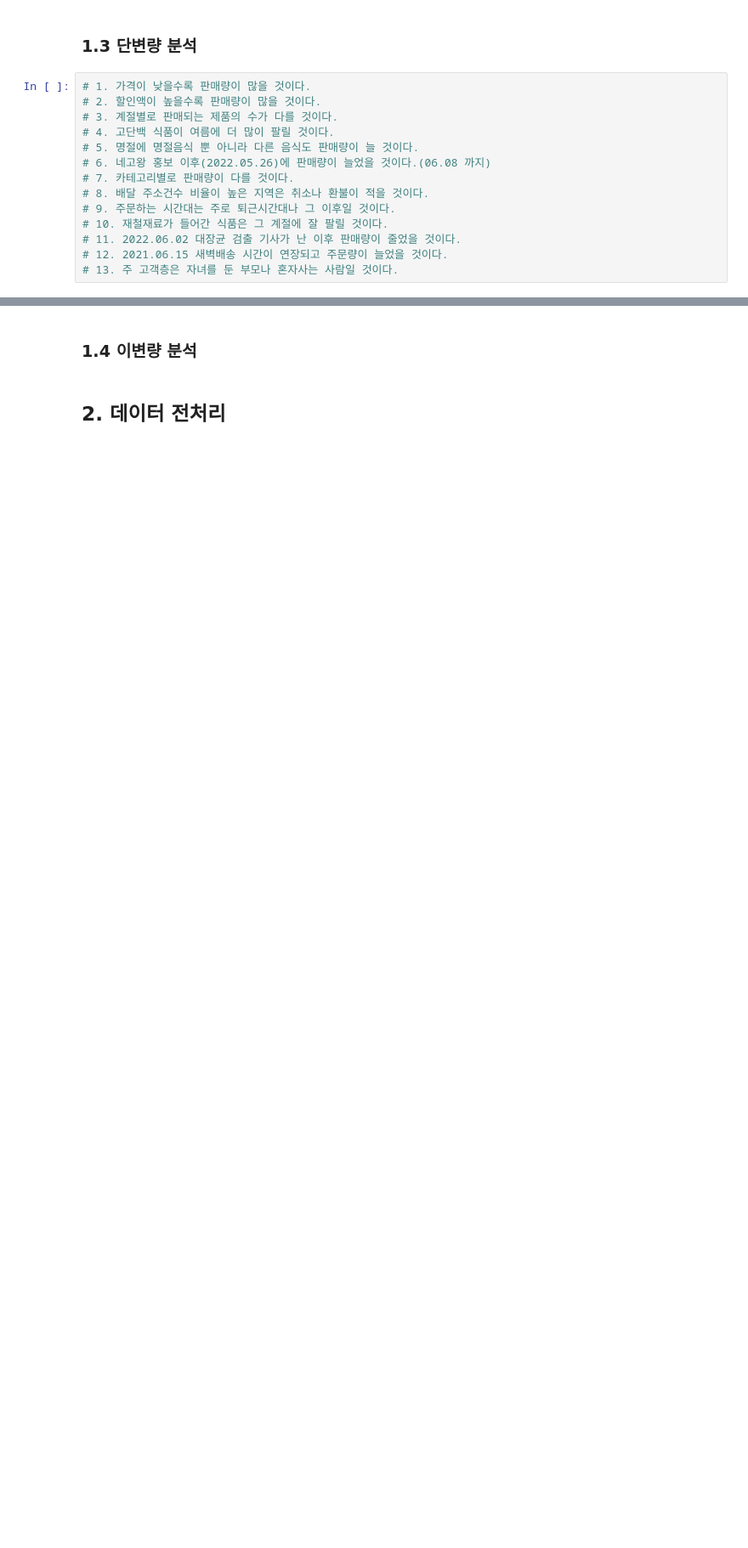
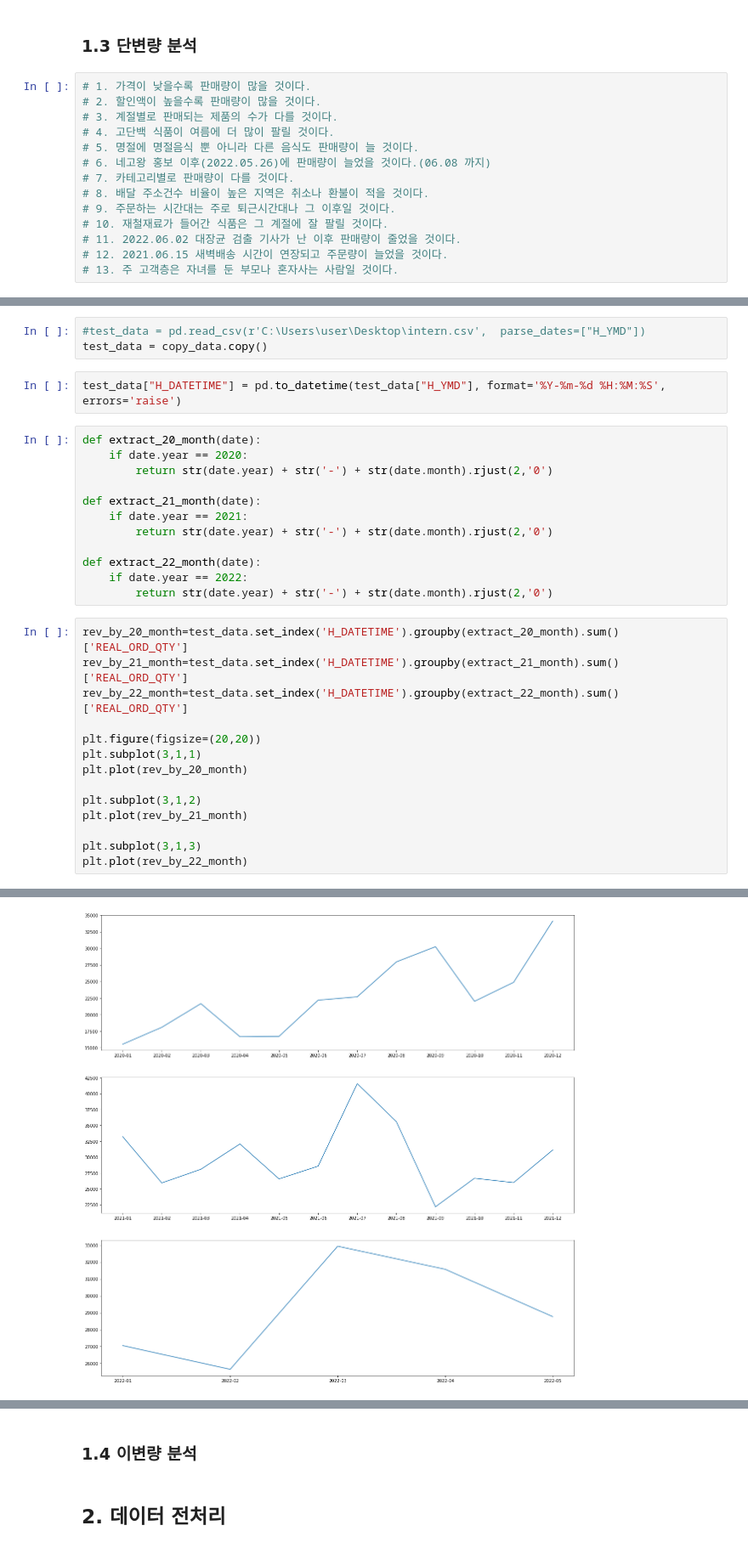
Before and after one commit to olsunghyun0416/Dongwon_Project, a Jupyter notebook: 더반찬_주문량예측.ipynb, the cells around one changed output, grey strips where cells are left out. Shown: that part at 85% size. Drawn from its saved outputs; the diff is of its cells as text; blank space fills up the shorter version.

```diff
--- a/더반찬_주문량예측.ipynb
+++ b/더반찬_주문량예측.ipynb
@@ -500,0 +494,32 @@ ValueError: could not convert string to float: '2022-01-11 00:00:00'
+# %%
+#test_data = pd.read_csv(r'C:\Users\user\Desktop\intern.csv',  parse_dates=["H_YMD"])
+test_data = copy_data.copy()
+# %%
+test_data["H_DATETIME"] = pd.to_datetime(test_data["H_YMD"], format='%Y-%m-%d %H:%M:%S', errors='raise')
+# %%
+def extract_20_month(date):
+    if date.year == 2020:
+        return str(date.year) + str('-') + str(date.month).rjust(2,'0')
+
+def extract_21_month(date):
+    if date.year == 2021:
+        return str(date.year) + str('-') + str(date.month).rjust(2,'0')
+
+def extract_22_month(date):
+    if date.year == 2022:
+        return str(date.year) + str('-') + str(date.month).rjust(2,'0')
+# %%
+rev_by_20_month=test_data.set_index('H_DATETIME').groupby(extract_20_month).sum()['REAL_ORD_QTY']
+rev_by_21_month=test_data.set_index('H_DATETIME').groupby(extract_21_month).sum()['REAL_ORD_QTY']
+rev_by_22_month=test_data.set_index('H_DATETIME').groupby(extract_22_month).sum()['REAL_ORD_QTY']
+
+plt.figure(figsize=(20,20))
+plt.subplot(3,1,1)
+plt.plot(rev_by_20_month)
+
+plt.subplot(3,1,2)
+plt.plot(rev_by_21_month)
+
+plt.subplot(3,1,3)
+plt.plot(rev_by_22_month)
+# %% [output]
@@ -500,0 +527 @@ ValueError: could not convert string to float: '2022-01-11 00:00:00'
+[figure, added]
```
Also changed, not shown: parts of 51 cells of this notebook.
